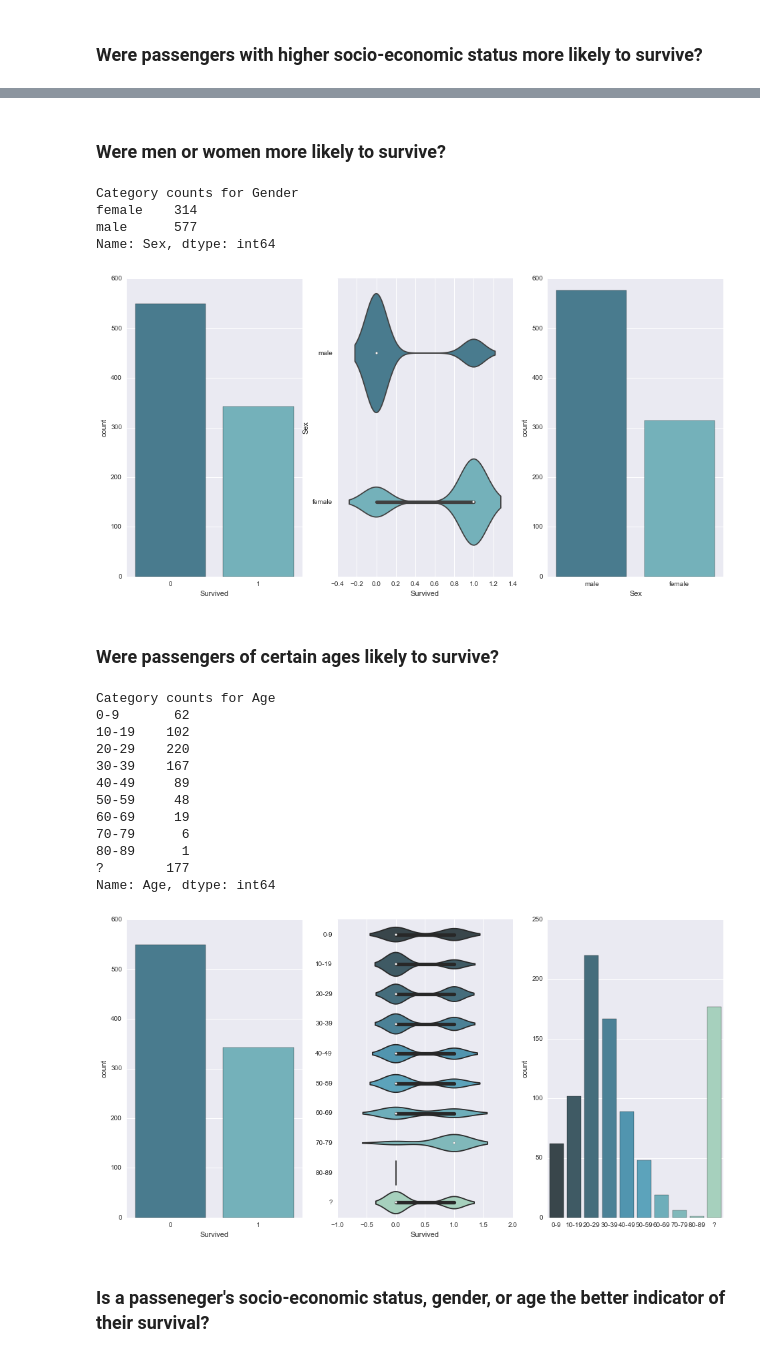
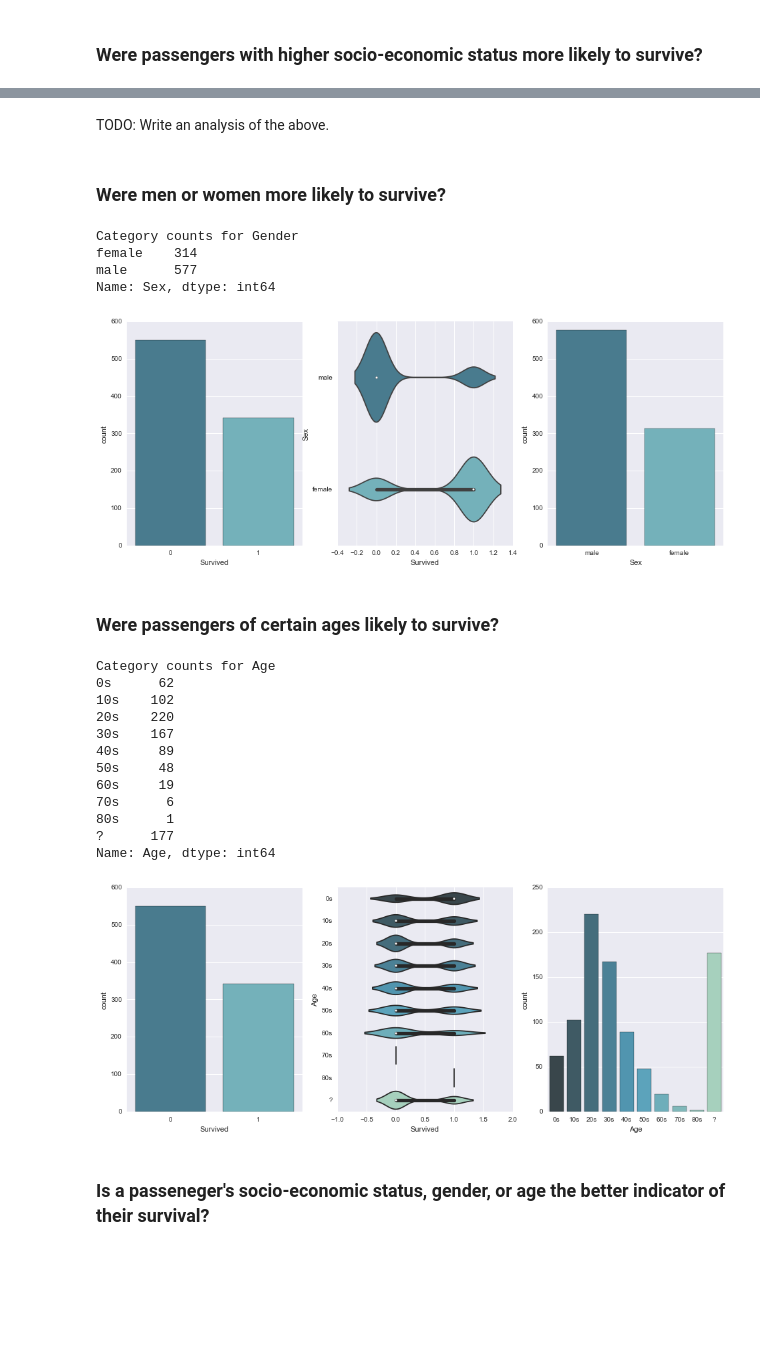
Before and after one commit to eminnett/da-nanodegree-investigate-a-dataset, a Jupyter notebook: investigating_the_titanic_dataset.ipynb, the cells around one changed output, grey strips where cells are left out. Drawn from its saved outputs; the diff is of its cells as text; code cells hidden in the pictures; blank space fills up the shorter version.

Commit message:
Added a few TODOs. Made the seaboard plots a bit shorter to save space. Fixed a labelling issue with the age plots when using a sorted version of the age series.

```diff
--- a/investigating_the_titanic_dataset.ipynb
+++ b/investigating_the_titanic_dataset.ipynb
@@ -163,18 +163,18 @@ def distinct_counts_of_categorical_series(series, label):
     print "\n"
 
 def visual_analysis_of_two_categorical_variables(series_a, series_b):
-    sns.plt.figure(figsize=(16, 8))
+    colour_palette = "GnBu_d"
+    sns.plt.figure(figsize=(16, 6))
+    sns.plt.subplot(1,3,1)
+    sns.countplot(series_a, palette=colour_palette)
+    sns.plt.subplot(1,3,2)
+    sns.violinplot(x=series_a, y=series_b, palette=colour_palette);
+    sns.plt.subplot(1,3,3)
+    sns.countplot(series_b, palette=colour_palette)
+    sns.plt.show()
 
-    sns.plt.subplot(1,3,1)
-    sns.countplot(series_a, palette="GnBu_d")
-
-    sns.plt.subplot(1,3,2)
-    sns.violinplot(x=series_a, y=series_b, palette="GnBu_d");
-
-    sns.plt.subplot(1,3,3)
-    sns.countplot(series_b, palette="GnBu_d")
-
-    sns.plt.show()
+def chai_squared_anlysis(series_a, series_b):
+    pass
 # %% [markdown]
 ### Is there a relationship between socio-economic status and the size of families aboard the Titanic?
 # %%
@@ -243,3 +247,5 @@ Name: Survived, dtype: int64
+# %% [markdown]
+TODO: Write an analysis of the above.
 # %% [markdown]
 ### Were men or women more likely to survive?
 # %%
@@ -252,38 +258,37 @@ Category counts for Gender
 female    314
 male      577
 Name: Sex, dtype: int64
-[figure, old version]
+[figure, new version]
 # %% [markdown]
 ### Were passengers of certain ages likely to survive?
 # %%
 import math
 
 def age_to_decade_category(age):
     if str(age) == 'nan':
         return '?'
     floor = int(math.floor(age/10.0) * 10)
-    return str(floor) + '-' + str(floor + 9)
+    return str(floor) + 's'
 
 age_series = titanic_df['Age'].apply(age_to_decade_category)
 # descriptive_statistics_of_numeric_series(age_series, "Age")
 distinct_counts_of_categorical_series(age_series, "Age")
 
-# TODO: make sure the age categories are rendered in the correct order.
-visual_analysis_of_two_categorical_variables(survival_series, sorted(age_series))
+visual_analysis_of_two_categorical_variables(survival_series, age_series.sort_values())
 # %% [output]
 Category counts for Age
-0-9       62
-10-19    102
-20-29    220
-30-39    167
-40-49     89
-50-59     48
-60-69     19
-70-79      6
-80-89      1
-?        177
+0s      62
+10s    102
+20s    220
+30s    167
+40s     89
+50s     48
+60s     19
+70s      6
+80s      1
+?      177
 Name: Age, dtype: int64
-[figure, old version]
+[figure, new version]
 # %%
 # Do a seperate analysis of the passengers with unknown ages.
 # %% [markdown]
```
Also changed, not shown: parts of 7 cells of this notebook.
